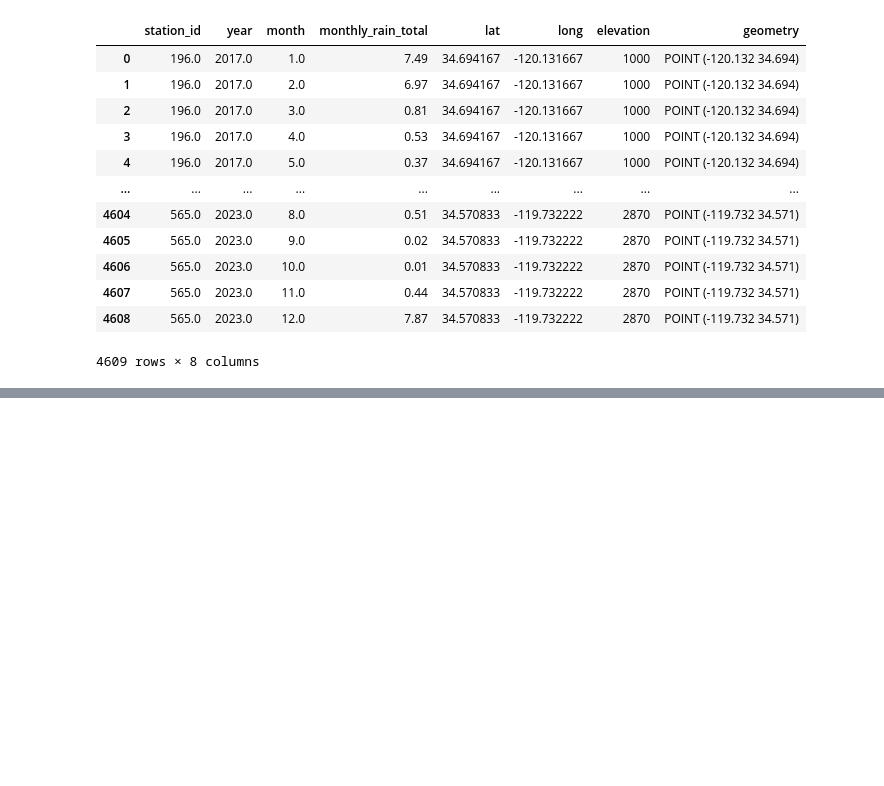
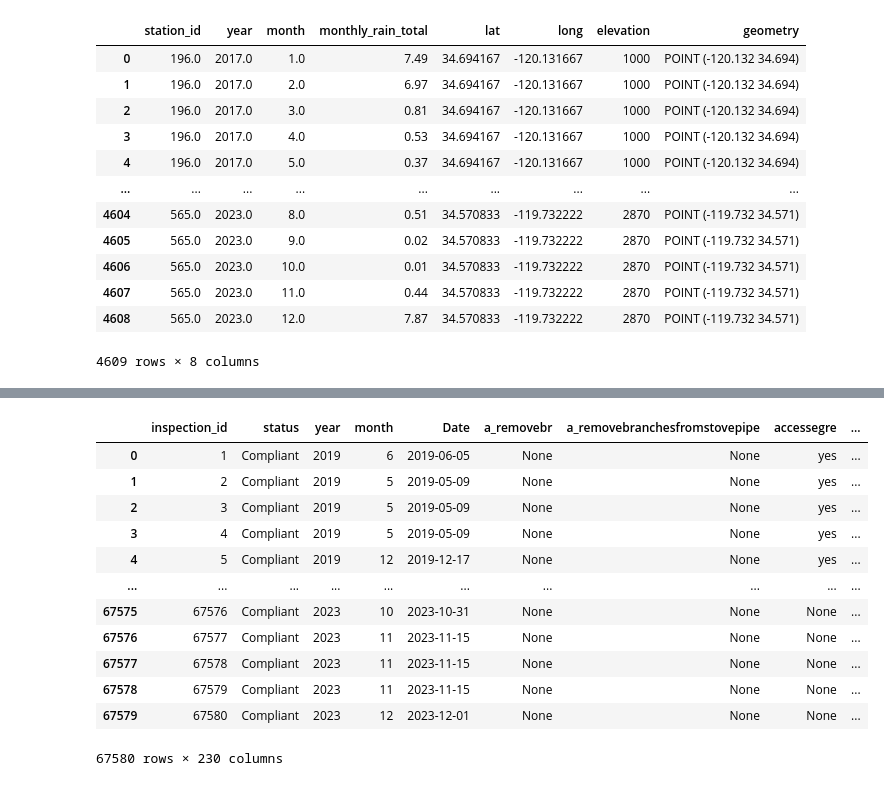
Before and after one commit to wildfire-prep/data-preparation, a Jupyter notebook: code/03_rainfall/join_rainfall.ipynb, the cells around one changed output, grey strips where cells are left out. Saved outputs shown, nothing was run; the diff lists cells and outputs as text; code cells hidden in the pictures; blank space fills up the shorter version.

```diff
--- a/code/03_rainfall/join_rainfall.ipynb
+++ b/code/03_rainfall/join_rainfall.ipynb
@@ -167,7 +121,35 @@ result
 67580 rows × 226 columns
 # %%
 # Create a year and month column to merge the rain data by
-closest_rain['year'] = closest_rain['date'].dt.year
-closest_rain['month'] = closest_rain['date'].dt.month
+closest_rain['year'] = closest_rain['Date'].dt.year
+closest_rain['month'] = closest_rain['Date'].dt.month
+closest_rain['month_prior'] = closest_rain['month'].apply(lambda x: 12 if x == 1 else x - 1)
+# Default year_prior to current year
+closest_rain['year_prior'] = closest_rain['year']
+
+# Set year_prior where month == 1
+closest_rain.loc[closest_rain['month'] == 1, 'year_prior'] = closest_rain['year'] - 1
+
+closest_rain['month_prior_2'] = closest_rain['month'].apply(lambda x: x - 2 if x > 2 else x + 10)
+# Default year_prior to current year
+closest_rain['year_prior_2'] = closest_rain['year']
+
+# Set year_prior where month == 1
+closest_rain.loc[(closest_rain['month'] == 1) | (closest_rain['month'] == 2), 'year_prior_2'] = closest_rain['year'] - 1
+
 closest_rain
+# %% [output]
+|  | inspection_id | status | year | month | Date | a_removebr | a_removebranchesfromstovepipe | accessegre | ... |
+| 0 | 1 | Compliant | 2019 | 6 | 2019-06-05 | None | None | yes | ... |
+| 1 | 2 | Compliant | 2019 | 5 | 2019-05-09 | None | None | yes | ... |
+| 2 | 3 | Compliant | 2019 | 5 | 2019-05-09 | None | None | yes | ... |
+| 3 | 4 | Compliant | 2019 | 5 | 2019-05-09 | None | None | yes | ... |
+| 4 | 5 | Compliant | 2019 | 12 | 2019-12-17 | None | None | yes | ... |
+| ... | ... | ... | ... | ... | ... | ... | ... | ... | ... |
+| 67575 | 67576 | Compliant | 2023 | 10 | 2023-10-31 | None | None | None | ... |
+| 67576 | 67577 | Compliant | 2023 | 11 | 2023-11-15 | None | None | None | ... |
+| 67577 | 67578 | Compliant | 2023 | 11 | 2023-11-15 | None | None | None | ... |
+| 67578 | 67579 | Compliant | 2023 | 11 | 2023-11-15 | None | None | None | ... |
+| 67579 | 67580 | Compliant | 2023 | 12 | 2023-12-01 | None | None | None | ... |
+67580 rows × 230 columns
 # %%
```
Also changed, not shown: parts of 10 cells of this notebook.
